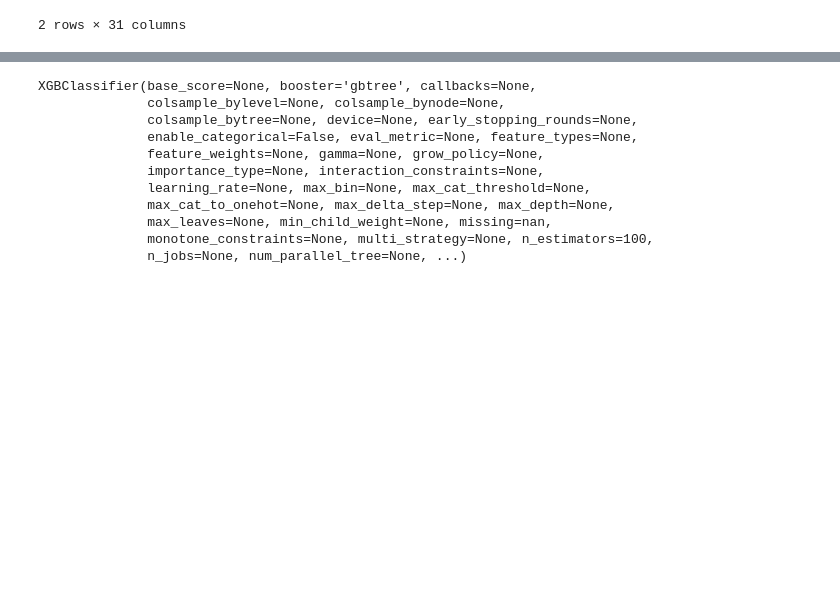
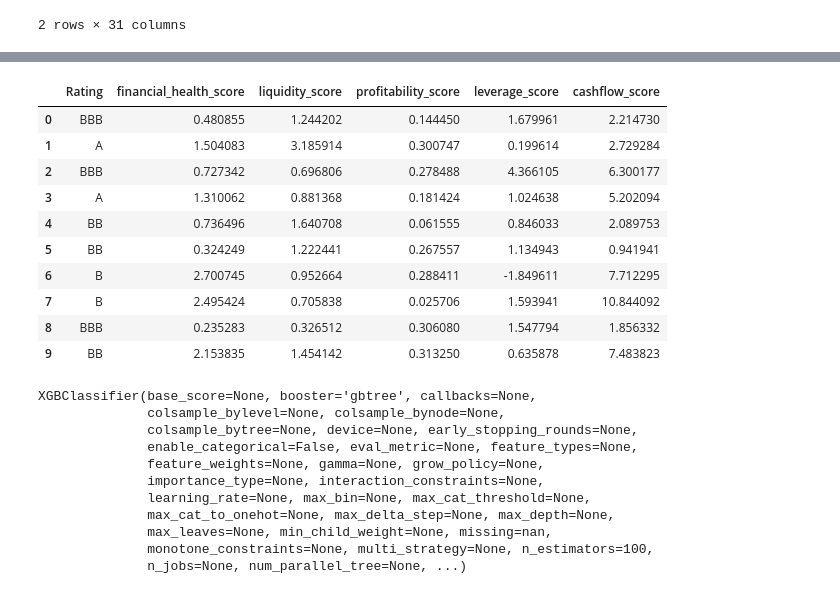
Before and after one commit to nataliaasaa/Take-Home-Test-CERC, a Jupyter notebook: regras_financeiras.ipynb, the cells around one changed output, grey strips where cells are left out. Saved outputs shown, nothing was run; the diff lists cells and outputs as text; code cells hidden in the pictures; blank space fills up the shorter version.

```diff
--- a/regras_financeiras.ipynb
+++ b/regras_financeiras.ipynb
@@ -12,7 +12,7 @@ from xgboost import XGBClassifier
 from sklearn.metrics import accuracy_score, classification_report
 from sklearn.metrics import confusion_matrix
 # %%
-df_credit = pd.read_csv('corporating_credit_data/corporate_rating_train.csv')
+df_credit = pd.read_csv('data/corporate_rating_train.csv')
 df_credit.head(2)
 # %% [output]
 |  | Rating | Name | Symbol | Rating Agency Name | Date | Sector | currentRatio | quickRatio | cashRatio | ... |
@@ -49,13 +99,12 @@ df_credit["Rating_id"] = df_credit["Rating"].map(rating_dict)
 # %%
-# CHAT GPT: NECESSARIO CHECKAR
+# CHAT GPT: NECESSARIO CHECAR
 # Agrupamento por blocos financeiros
-# Baseado em Damodaran / CFA Institute:
 
 # Liquidez
 df_credit["liquidity_score"] = (
-    0.4 * df_credit["currentRatio"] +
-    0.3 * df_credit["quickRatio"] +
-    0.3 * df_credit["cashRatio"]
+    0.33 * df_credit["currentRatio"] +
+    0.33 * df_credit["quickRatio"] +
+    0.33 * df_credit["cashRatio"]
 )
 
 # Rentabilidade
@@ -68,8 +117,8 @@ df_credit["profitability_score"] = (
 
 # Endividamento
 df_credit["leverage_score"] = (
-    0.6 * df_credit["debtRatio"] +
-    0.4 * df_credit["debtEquityRatio"]
+    0.5 * df_credit["debtRatio"] +
+    0.5 * df_credit["debtEquityRatio"]
 )
 
 # Fluxo de Caixa
@@ -87,14 +136,28 @@ score_cols = [
     "cashflow_score"
 ]
 
-scaler = StandardScaler()
-df_credit[score_cols] = scaler.fit_transform(df_credit[score_cols])
+# scaler = StandardScaler()
+# df_credit[score_cols] = scaler.fit_transform(df_credit[score_cols])
 # %%
 # Cálculo do score financeiro final com pesos personalizados
 
 df_credit["financial_health_score"] = (
-    0.3 * df_credit["liquidity_score"] +
-    0.3 * df_credit["profitability_score"] -
-    0.2 * df_credit["leverage_score"] +
-    0.2 * df_credit["cashflow_score"]
+    0.25 * df_credit["liquidity_score"] +
+    0.25 * df_credit["profitability_score"] -
+    0.25 * df_credit["leverage_score"] +
+    0.25 * df_credit["cashflow_score"]
 )
+# %%
+df_credit[["Rating", "financial_health_score"]+ score_cols].head(10)
+# %% [output]
+|  | Rating | financial_health_score | liquidity_score | profitability_score | leverage_score | cashflow_score |
+| 0 | BBB | 0.480855 | 1.244202 | 0.144450 | 1.679961 | 2.214730 |
+| 1 | A | 1.504083 | 3.185914 | 0.300747 | 0.199614 | 2.729284 |
+| 2 | BBB | 0.727342 | 0.696806 | 0.278488 | 4.366105 | 6.300177 |
+| 3 | A | 1.310062 | 0.881368 | 0.181424 | 1.024638 | 5.202094 |
+| 4 | BB | 0.736496 | 1.640708 | 0.061555 | 0.846033 | 2.089753 |
+| 5 | BB | 0.324249 | 1.222441 | 0.267557 | 1.134943 | 0.941941 |
+| 6 | B | 2.700745 | 0.952664 | 0.288411 | -1.849611 | 7.712295 |
+| 7 | B | 2.495424 | 0.705838 | 0.025706 | 1.593941 | 10.844092 |
+| 8 | BBB | 0.235283 | 0.326512 | 0.306080 | 1.547794 | 1.856332 |
+| 9 | BB | 2.153835 | 1.454142 | 0.313250 | 0.635878 | 7.483823 |
```
Also changed, not shown: parts of 13 cells of this notebook, 4 other files.
